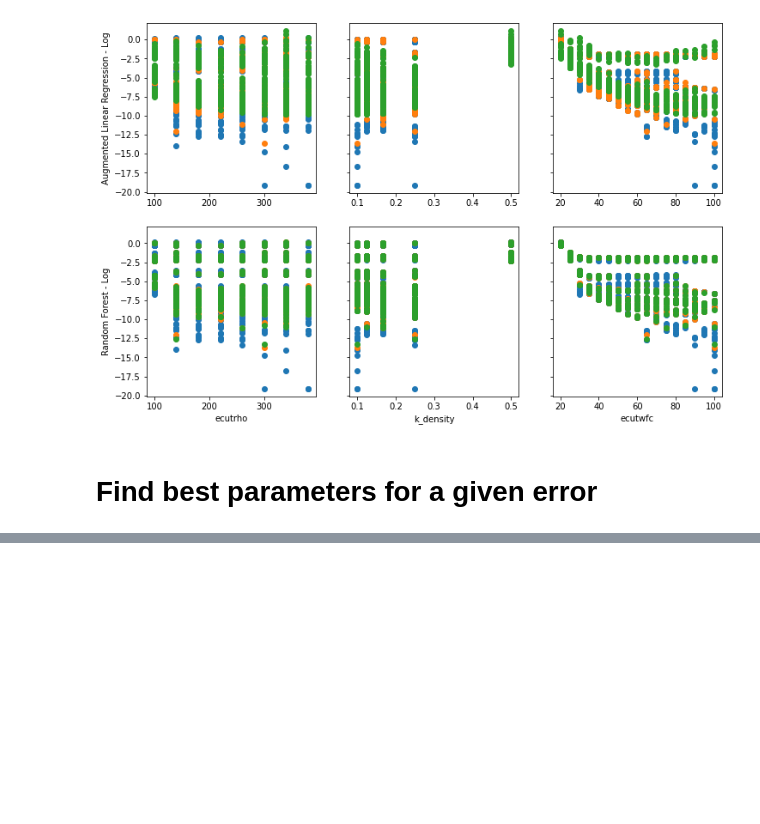
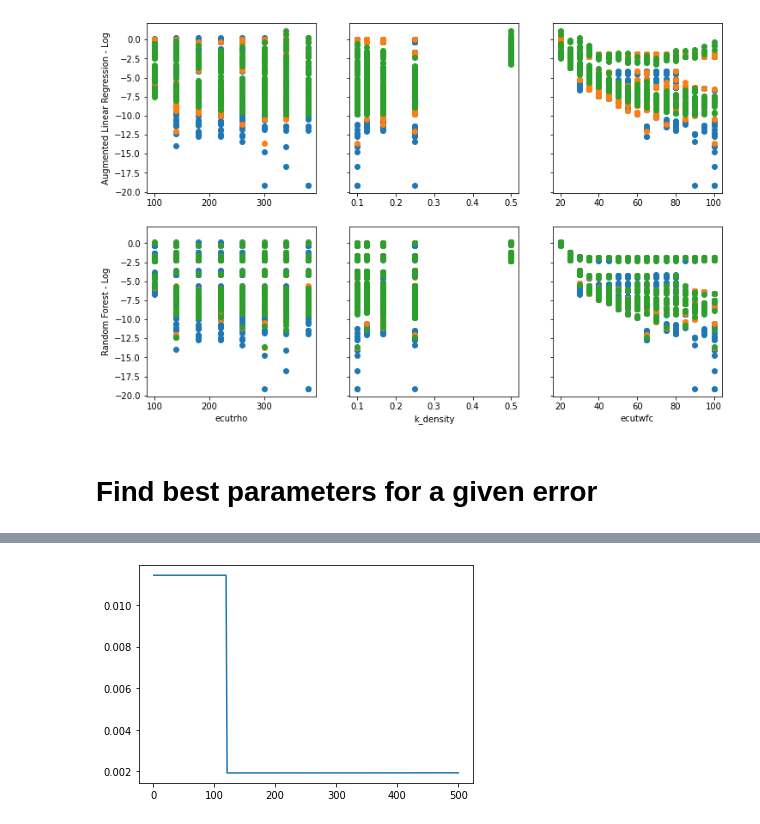
Before and after one commit to CS-433/ml-project-2-aiidalearn, a Jupyter notebook: code/simple_regression/delta_E_regression.ipynb, the cells around one changed output, grey strips where cells are left out. Drawn from its saved outputs; the diff is of its cells as text; code cells hidden in the pictures; blank space fills up the shorter version.

```diff
--- a/code/simple_regression/delta_E_regression.ipynb
+++ b/code/simple_regression/delta_E_regression.ipynb
@@ -320,0 +357,4 @@ print(delta_E_prediction(res.x, model))
+# %%
+plot_pred_ecutrho(rf_model, 0.1, 100)
+# %% [output]
+[figure, added]
```
Also changed, not shown: parts of 9 cells of this notebook.
